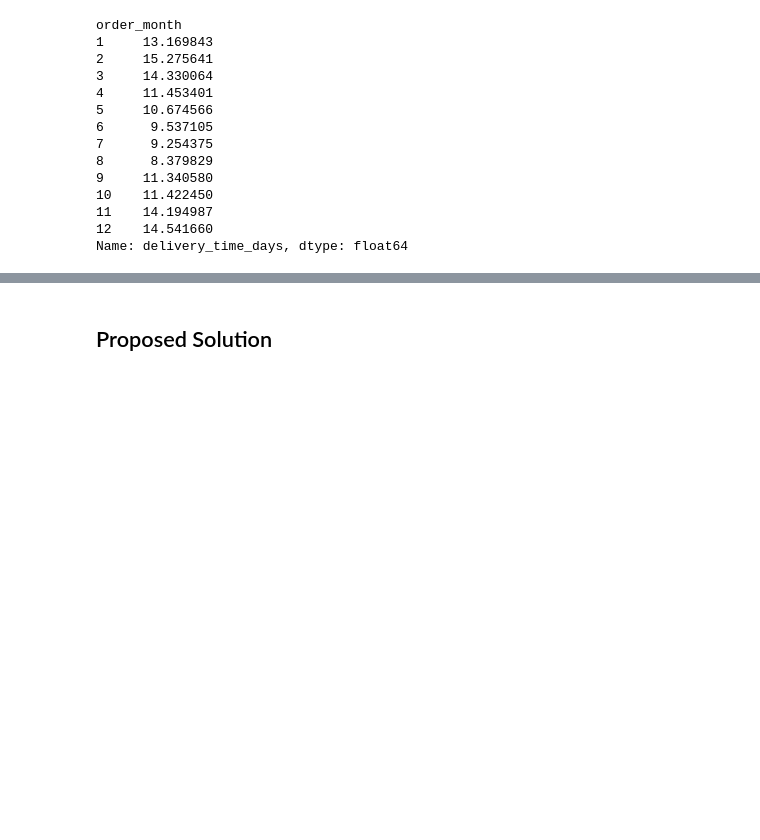
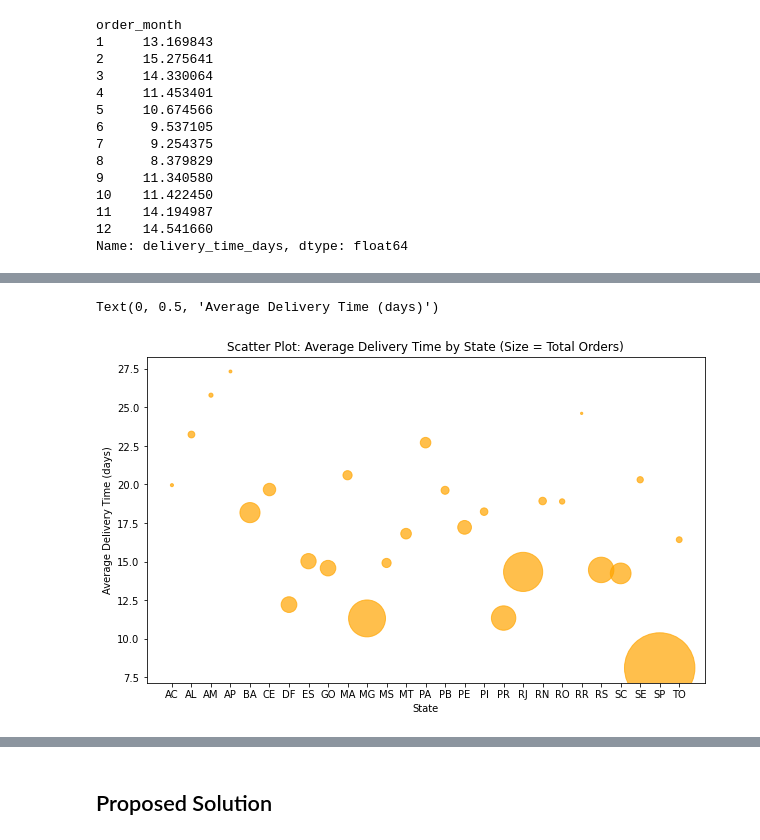
Before and after one commit to yeesoontuck/module2-project, a Jupyter notebook: notebooks/working/anjali_project2_analysis.ipynb, the cells around one changed output, grey strips where cells are left out. Saved outputs shown, nothing was run; the diff lists cells and outputs as text; code cells hidden in the pictures; blank space fills up the shorter version.

```diff
--- a/notebooks/working/anjali_project2_analysis.ipynb
+++ b/notebooks/working/anjali_project2_analysis.ipynb
@@ -192,0 +255,17 @@ Name: delivery_time_days, dtype: float64
+# %%
+# Group by customer_state (or customer_city) and calculate metrics
+regional_delivery_performance = df.groupby('customer_state').agg({
+    'delivery_time_days': ['mean', 'median'],  # Average and median delivery time
+    'order_id': 'count'  # Total number of orders
+}).reset_index()
+
+# Rename columns for readability
+regional_delivery_performance.columns = ['State', 'Average_Delivery_Time', 'Median_Delivery_Time', 'Total_Orders']
+
+#print(regional_delivery_performance)
+
+# Sort regional_delivery_performance by Average_Delivery_Time in ascending order
+regional_delivery_performance_sorted = regional_delivery_performance.sort_values(by='Average_Delivery_Time', ascending=True)
+
+# Display the sorted DataFrame
+print(regional_delivery_performance_sorted)
@@ -192,0 +290,16 @@ Name: delivery_time_days, dtype: float64
+# %%
+# Scatter plot for average delivery time by state
+plt.figure(figsize=(10, 6))  # Adjust plot size
+plt.scatter(
+    regional_delivery_performance['State'],
+    regional_delivery_performance['Average_Delivery_Time'],
+    s=regional_delivery_performance['Total_Orders'] * 0.1,  # Scale size of points
+    color='orange',
+    alpha=0.7
+)
+plt.title('Scatter Plot: Average Delivery Time by State (Size = Total Orders)')
+plt.xlabel('State')
+plt.ylabel('Average Delivery Time (days)')
+# %% [output]
+Text(0, 0.5, 'Average Delivery Time (days)')
+[figure, added]
```
Also changed, not shown: parts of 40 cells of this notebook.
